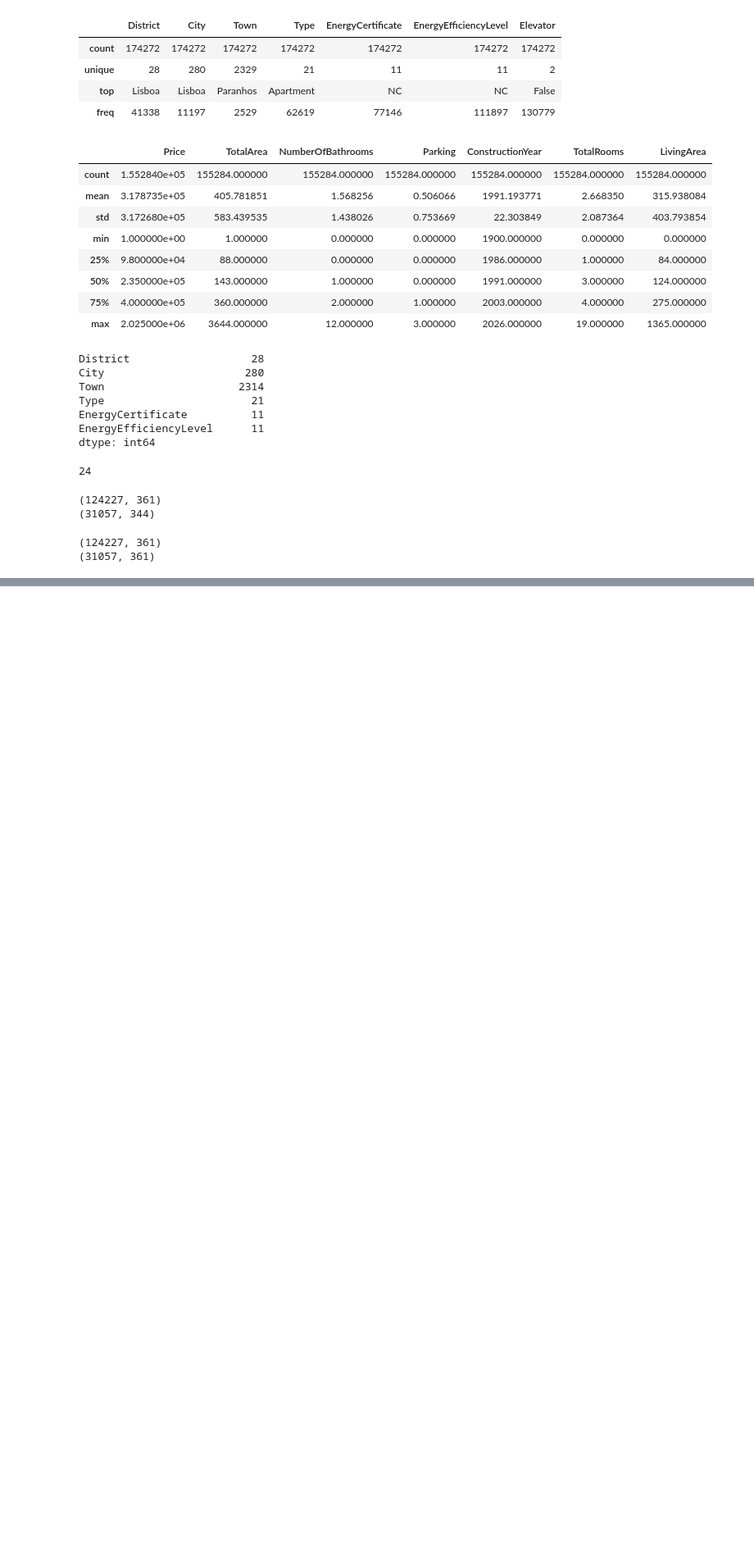
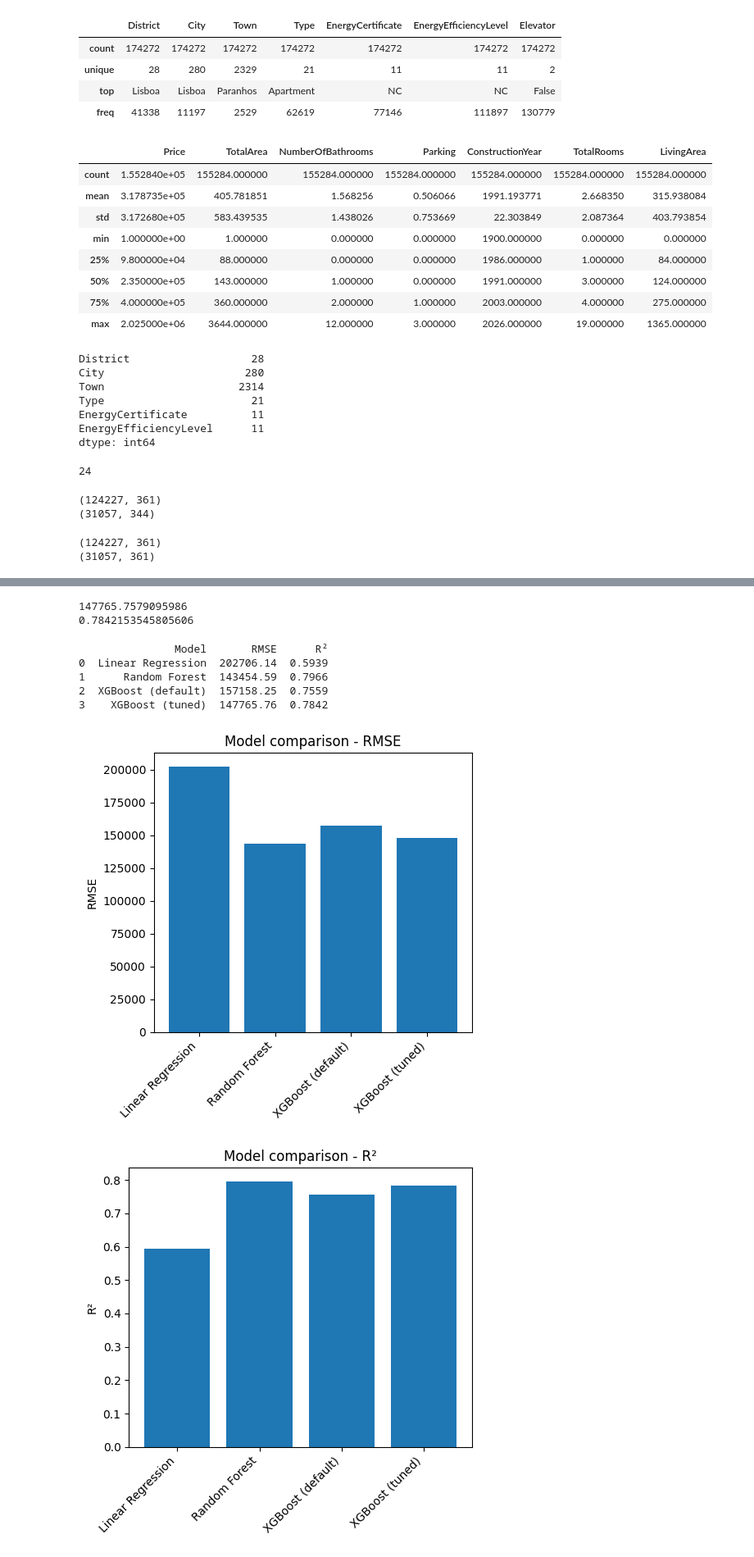
Before and after one commit to tamaracvijan/portugal-real-estate-prices, a Jupyter notebook: script.ipynb, the cells around one changed output, grey strips where cells are left out. Shown at 82% size. Drawn from its saved outputs; the diff is of its cells as text; code cells hidden in the pictures; blank space fills up the shorter version.

```diff
--- a/script.ipynb
+++ b/script.ipynb
@@ -362,0 +495,19 @@ print(X_test.shape)
+# %%
+xgb_model_v2 = XGBRegressor(
+    n_estimators=500,
+    learning_rate=0.05,
+    max_depth=8,
+    random_state=42,
+    n_jobs=-1
+)
+xgb_model_v2.fit(X_train, y_train)
+
+y_pred_xgb_v2 = xgb_model_v2.predict(X_test)
+rmse_xgb_v2 = np.sqrt(mean_squared_error(y_test, y_pred_xgb_v2))
+r2_xgb_v2 = r2_score(y_test, y_pred_xgb_v2)
+
+print(rmse_xgb_v2)
+print(r2_xgb_v2)
+# %% [output]
+147765.7579095986
+0.7842153545805606
@@ -362,0 +516,37 @@ print(X_test.shape)
+# %%
+results = pd.DataFrame({
+    'Model': ['Linear Regression', 'Random Forest', 'XGBoost (default)', 'XGBoost (tuned)'],
+    'RMSE': [202706.14, 143454.59, 157158.25, 147765.76],
+    'R²': [0.5939, 0.7966, 0.7559, 0.7842]
+})
+
+print(results)
+# %% [output]
+               Model       RMSE      R²
+0  Linear Regression  202706.14  0.5939
+1      Random Forest  143454.59  0.7966
+2  XGBoost (default)  157158.25  0.7559
+3    XGBoost (tuned)  147765.76  0.7842
+# %%
+models = ['Linear Regression', 'Random Forest', 'XGBoost (default)', 'XGBoost (tuned)']
+rmse_values = [202706.14, 143454.59, 157158.25, 147765.76]
+r2_values = [0.5939, 0.7966, 0.7559, 0.7842]
+
+plt.figure(figsize=(5,5))
+plt.bar(models, rmse_values)
+plt.ylabel('RMSE')
+plt.title('Model comparison - RMSE')
+plt.xticks(rotation=45, ha='right')
+plt.tight_layout()
+plt.show()
+
+plt.figure(figsize=(5,5))
+plt.bar(models, r2_values)
+plt.ylabel('R²')
+plt.title('Model comparison - R²')
+plt.xticks(rotation=45, ha='right')
+plt.tight_layout()
+plt.show()
+# %% [output]
+[figure, added]
+[figure, added]
```
Also changed, not shown: parts of 18 cells of this notebook.
